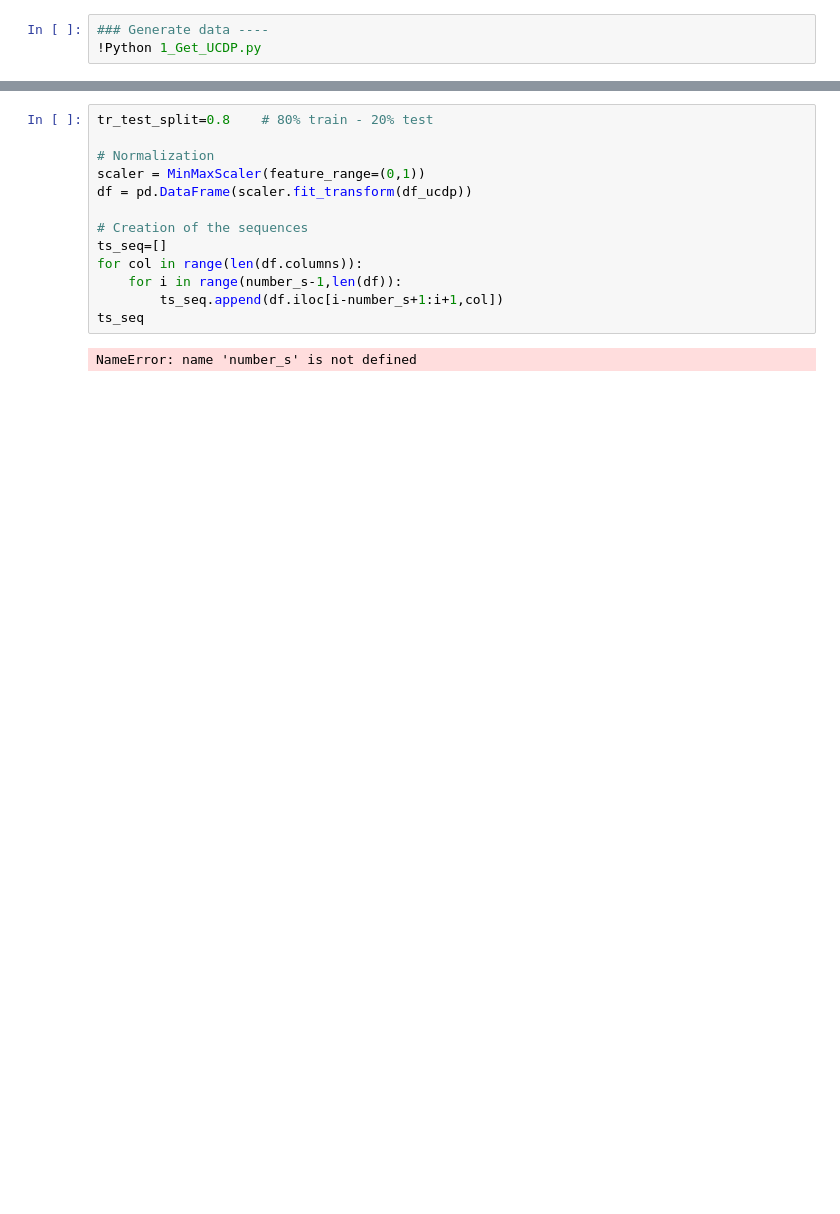
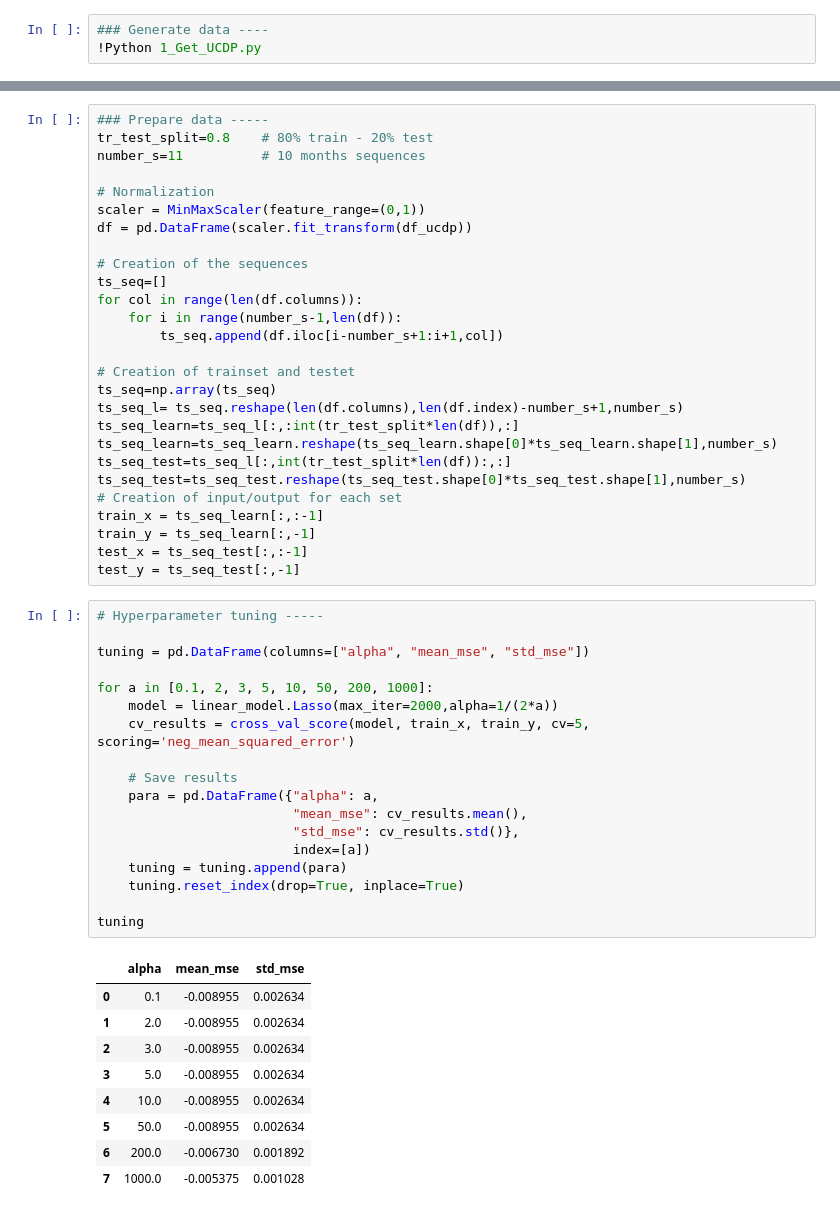
Before and after one commit to frankiiii/ml_project, a Jupyter notebook: 2_Linear_regression.ipynb, the cells around one changed output, grey strips where cells are left out. Saved outputs shown, nothing was run; the diff lists cells and outputs as text; blank space fills up the shorter version.

Commit message:
Added models

```diff
--- a/2_Linear_regression.ipynb
+++ b/2_Linear_regression.ipynb
@@ -31,5 +89,7 @@ df_ucdp
 # %%
+### Prepare data -----
 tr_test_split=0.8    # 80% train - 20% test
+number_s=11          # 10 months sequences
 
 # Normalization
 scaler = MinMaxScaler(feature_range=(0,1))
@@ -40,7 +100,45 @@ ts_seq=[]
 for col in range(len(df.columns)):
     for i in range(number_s-1,len(df)):
         ts_seq.append(df.iloc[i-number_s+1:i+1,col])
-ts_seq
+
+# Creation of trainset and testet
+ts_seq=np.array(ts_seq)
+ts_seq_l= ts_seq.reshape(len(df.columns),len(df.index)-number_s+1,number_s)
+ts_seq_learn=ts_seq_l[:,:int(tr_test_split*len(df)),:]
+ts_seq_learn=ts_seq_learn.reshape(ts_seq_learn.shape[0]*ts_seq_learn.shape[1],number_s)
+ts_seq_test=ts_seq_l[:,int(tr_test_split*len(df)):,:]
+ts_seq_test=ts_seq_test.reshape(ts_seq_test.shape[0]*ts_seq_test.shape[1],number_s)
+# Creation of input/output for each set
+train_x = ts_seq_learn[:,:-1]
+train_y = ts_seq_learn[:,-1]
+test_x = ts_seq_test[:,:-1]
+test_y = ts_seq_test[:,-1]
-# %% [output]
-NameError: name 'number_s' is not defined
+# %%
+# Hyperparameter tuning -----
+
+tuning = pd.DataFrame(columns=["alpha", "mean_mse", "std_mse"])
+
+for a in [0.1, 2, 3, 5, 10, 50, 200, 1000]:
+    model = linear_model.Lasso(max_iter=2000,alpha=1/(2*a))
+    cv_results = cross_val_score(model, train_x, train_y, cv=5, scoring='neg_mean_squared_error')
+
+    # Save results
+    para = pd.DataFrame({"alpha": a,
+                         "mean_mse": cv_results.mean(),
+                         "std_mse": cv_results.std()},
+                         index=[a])
+    tuning = tuning.append(para)
+    tuning.reset_index(drop=True, inplace=True)
+
+tuning
+# %% [output]
+|  | alpha | mean_mse | std_mse |
+| 0 | 0.1 | -0.008955 | 0.002634 |
+| 1 | 2.0 | -0.008955 | 0.002634 |
+| 2 | 3.0 | -0.008955 | 0.002634 |
+| 3 | 5.0 | -0.008955 | 0.002634 |
+| 4 | 10.0 | -0.008955 | 0.002634 |
+| 5 | 50.0 | -0.008955 | 0.002634 |
+| 6 | 200.0 | -0.006730 | 0.001892 |
+| 7 | 1000.0 | -0.005375 | 0.001028 |
 # %%
```
Also changed, not shown: parts of 8 cells of this notebook, 2 other files.
